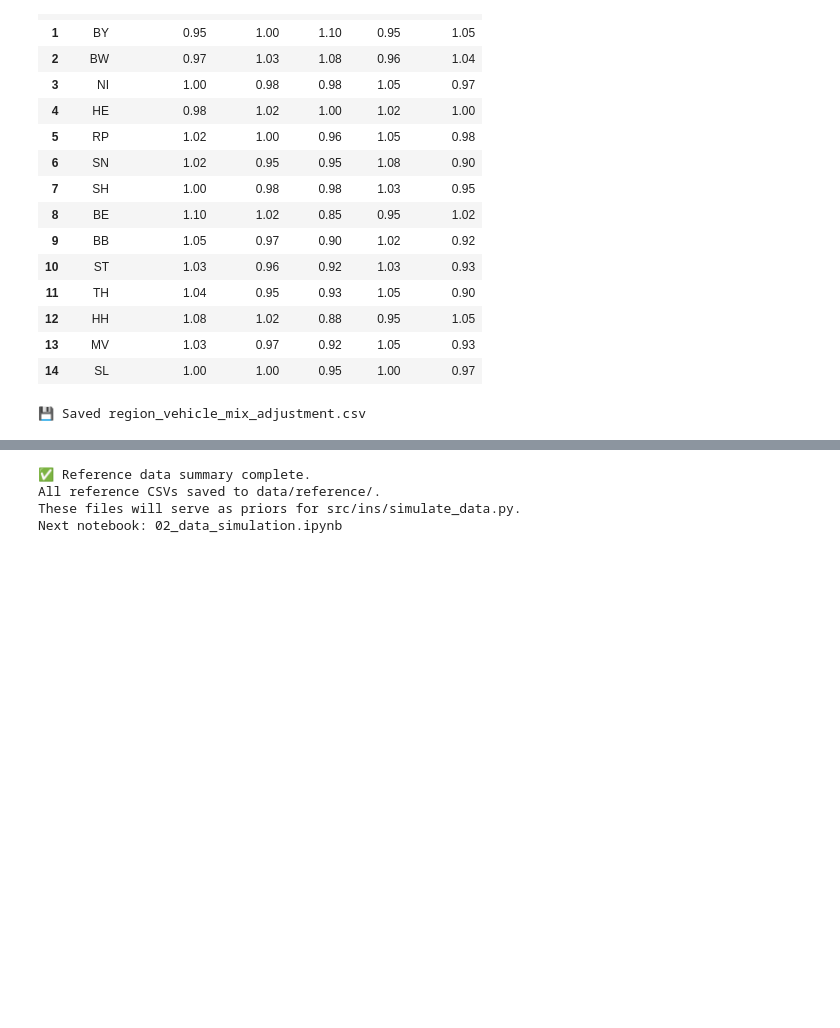
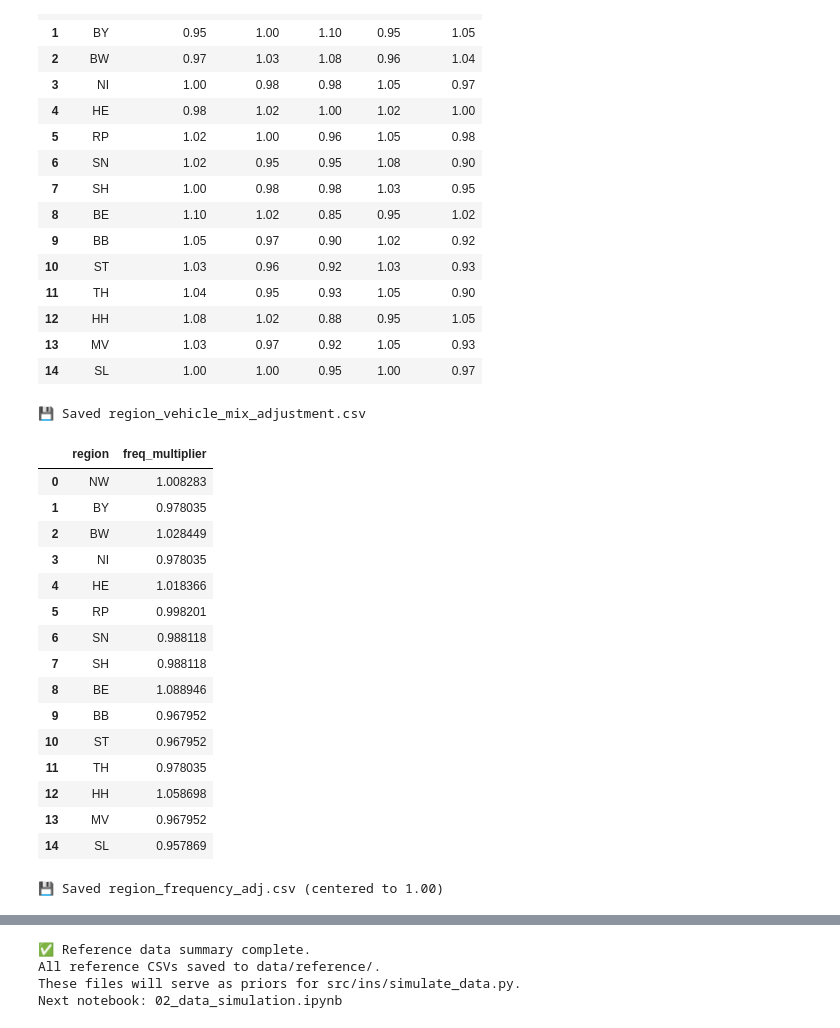
Before and after one commit to gsanaev/insurance-risk-modeling, a Jupyter notebook: notebooks/01a_reference_data_exploration.ipynb, the cells around one changed output, grey strips where cells are left out. Drawn from its saved outputs; the diff is of its cells as text; code cells hidden in the pictures; blank space fills up the shorter version.

```diff
--- a/notebooks/01a_reference_data_exploration.ipynb
+++ b/notebooks/01a_reference_data_exploration.ipynb
@@ -286,3 +288,41 @@ print("💾 Saved region_vehicle_mix_adjustment.csv")
 | 13 | MV | 1.03 | 0.97 | 0.92 | 1.05 | 0.93 |
 | 14 | SL | 1.00 | 1.00 | 0.95 | 1.00 | 0.97 |
 💾 Saved region_vehicle_mix_adjustment.csv
+# %%
+# %% ===============================================================
+# STEP 6A — REGION FREQUENCY MULTIPLIERS (proxy for GDV Regionalklassen)
+# ===============================================================
+
+# Baseline: 1.00 = national average frequency. >1 riskier, <1 safer.
+region_freq_adj = pd.DataFrame({
+    "region": ["NW","BY","BW","NI","HE","RP","SN","SH","BE","BB","ST","TH","HH","MV","SL"],
+    # intuitive pattern: big/urban ↑; rural east ↓; mild shifts elsewhere
+    "freq_multiplier": [1.00, 0.97, 1.02, 0.97, 1.01, 0.99, 0.98, 0.98, 1.08, 0.96, 0.96, 0.97, 1.05, 0.96, 0.95],
+})
+
+# Normalize to keep weighted national mean = 1.00 (weights = pkw_share)
+tmp = region_data.merge(region_freq_adj, on="region", how="left")
+weighted_mean = (tmp["pkw_share"] * tmp["freq_multiplier"]).sum() / tmp["pkw_share"].sum()
+region_freq_adj["freq_multiplier"] = region_freq_adj["freq_multiplier"] / weighted_mean
+
+display(region_freq_adj)
+region_freq_adj.to_csv(DATA_REF / "region_frequency_adj.csv", index=False)
+print("💾 Saved region_frequency_adj.csv (centered to 1.00)")
+# %% [output]
+|  | region | freq_multiplier |
+| 0 | NW | 1.008283 |
+| 1 | BY | 0.978035 |
+| 2 | BW | 1.028449 |
+| 3 | NI | 0.978035 |
+| 4 | HE | 1.018366 |
+| 5 | RP | 0.998201 |
+| 6 | SN | 0.988118 |
+| 7 | SH | 0.988118 |
+| 8 | BE | 1.088946 |
+| 9 | BB | 0.967952 |
+| 10 | ST | 0.967952 |
+| 11 | TH | 0.978035 |
+| 12 | HH | 1.058698 |
+| 13 | MV | 0.967952 |
+| 14 | SL | 0.957869 |
+💾 Saved region_frequency_adj.csv (centered to 1.00)
```
Also changed, not shown: parts of 3 cells of this notebook, 6 other files.
